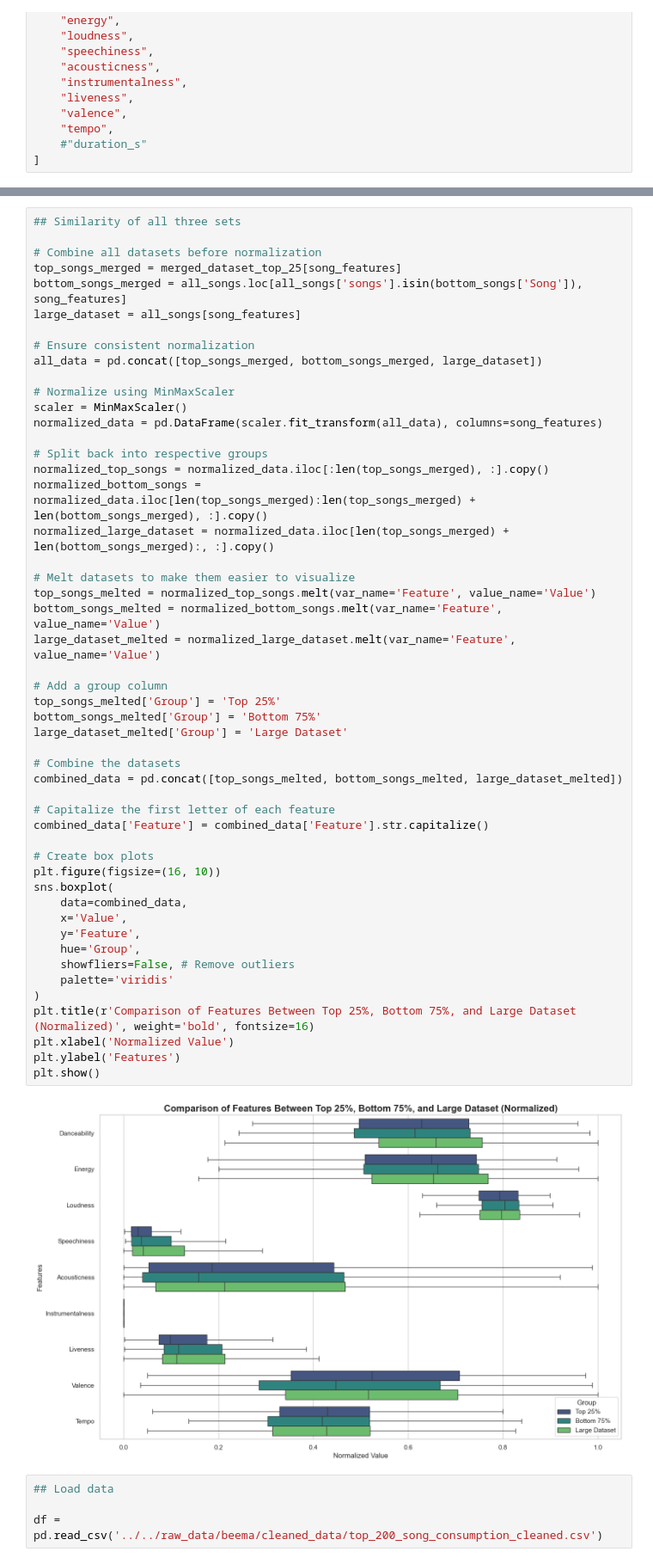
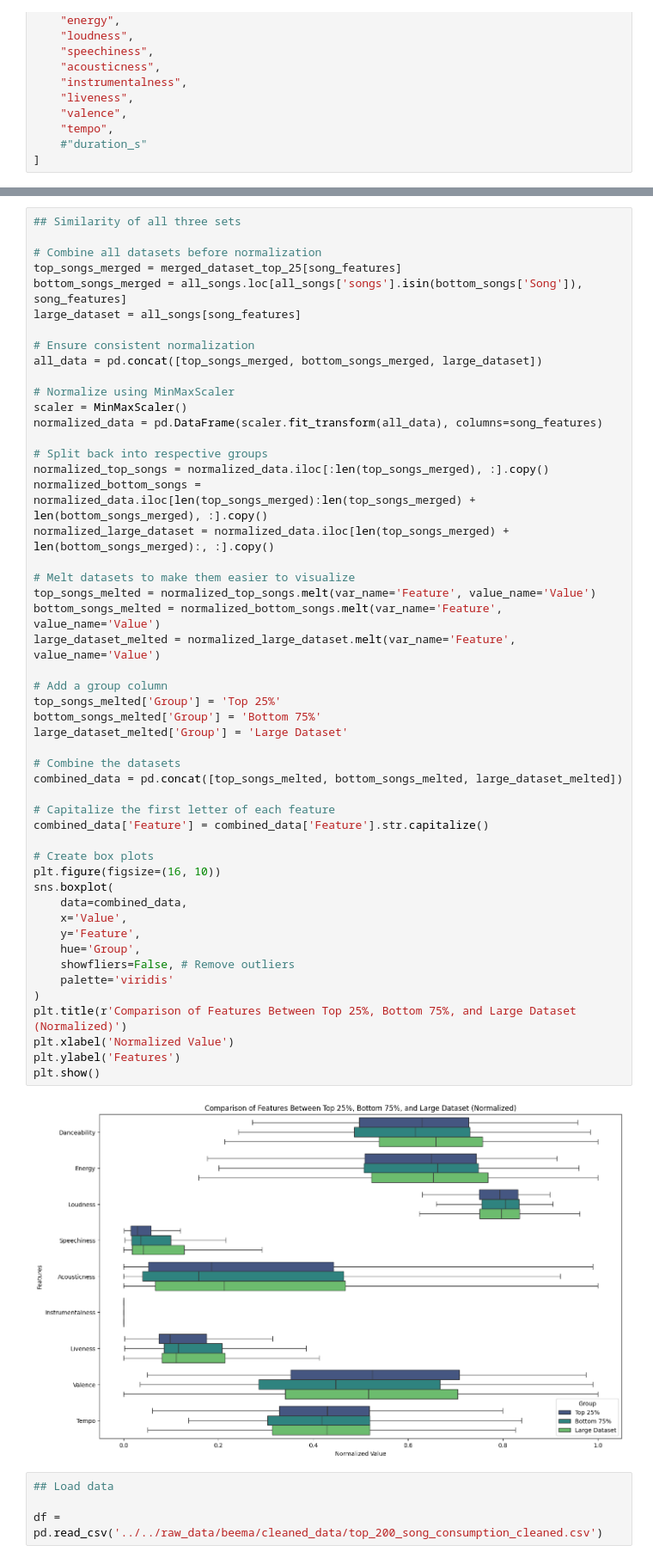
Before and after one commit to FrostNT1/Music-Industry-Insights, a Jupyter notebook: experiments/Beema/03_all_beema_code.ipynb, the cells around one changed output, grey strips where cells are left out. Shown at 86% size. Drawn from its saved outputs; the diff is of its cells as text.

```diff
--- a/experiments/Beema/03_all_beema_code.ipynb
+++ b/experiments/Beema/03_all_beema_code.ipynb
@@ -196,35 +195,35 @@ normalized_large_dataset = normalized_data.iloc[len(top_songs_merged) + len(bott
 # Melt datasets to make them easier to visualize
 top_songs_melted = normalized_top_songs.melt(var_name='Feature', value_name='Value')
 bottom_songs_melted = normalized_bottom_songs.melt(var_name='Feature', value_name='Value')
 large_dataset_melted = normalized_large_dataset.melt(var_name='Feature', value_name='Value')
 
 # Add a group column
 top_songs_melted['Group'] = 'Top 25%'
 bottom_songs_melted['Group'] = 'Bottom 75%'
 large_dataset_melted['Group'] = 'Large Dataset'
 
 # Combine the datasets
 combined_data = pd.concat([top_songs_melted, bottom_songs_melted, large_dataset_melted])
 
 # Capitalize the first letter of each feature
 combined_data['Feature'] = combined_data['Feature'].str.capitalize()
 
 # Create box plots
 plt.figure(figsize=(16, 10))
 sns.boxplot(
     data=combined_data,
     x='Value',
     y='Feature',
     hue='Group',
     showfliers=False, # Remove outliers
     palette='viridis'
 )
-plt.title(r'Comparison of Features Between Top 25%, Bottom 75%, and Large Dataset (Normalized)', weight='bold', fontsize=16)
+plt.title(r'Comparison of Features Between Top 25%, Bottom 75%, and Large Dataset (Normalized)')
 plt.xlabel('Normalized Value')
 plt.ylabel('Features')
 plt.show()
 # %% [output]
-[figure, old version]
+[figure, new version]
 # %%
 ## Load data
 
```
Also changed, not shown: parts of 6 cells of this notebook.
